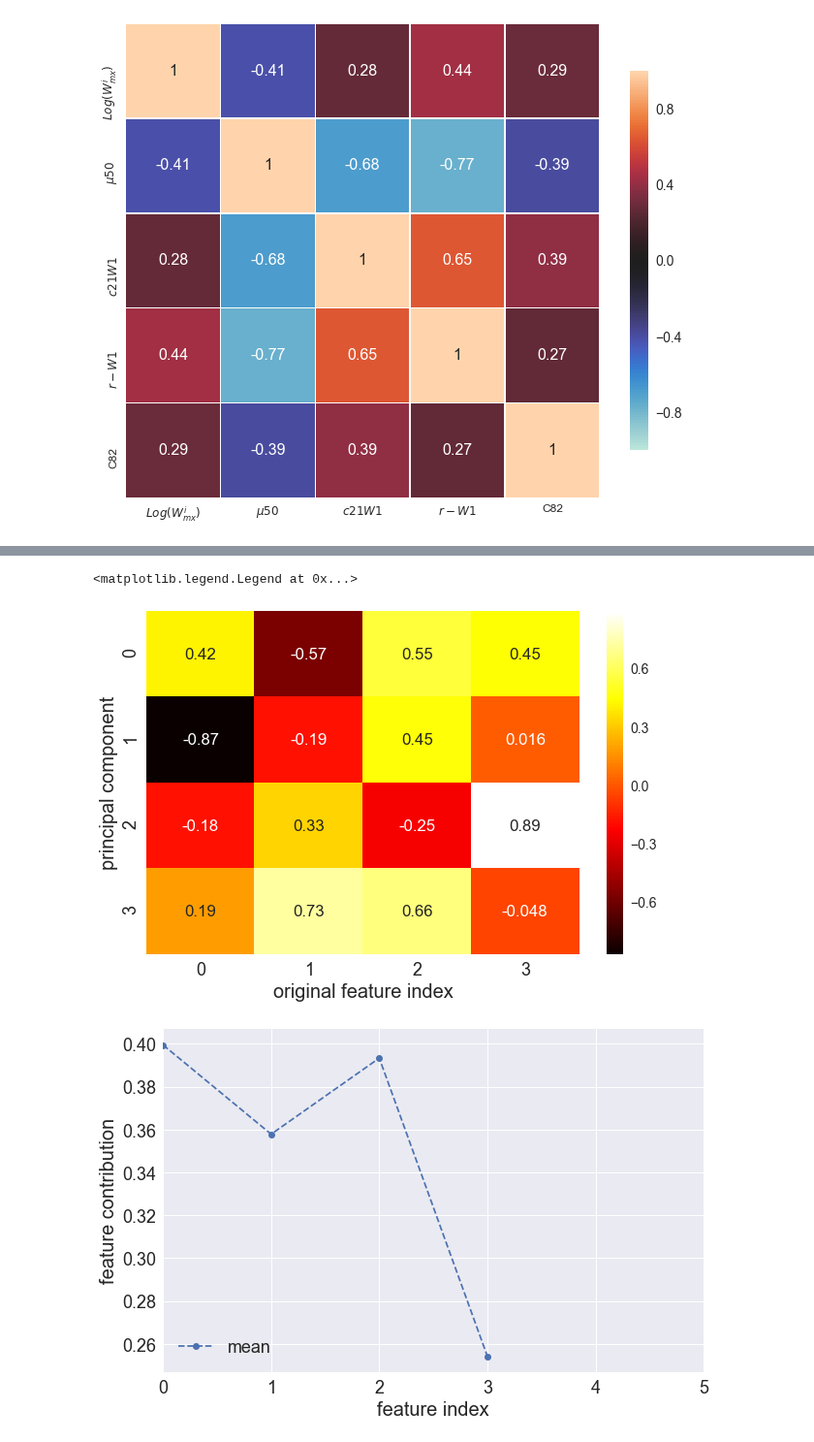
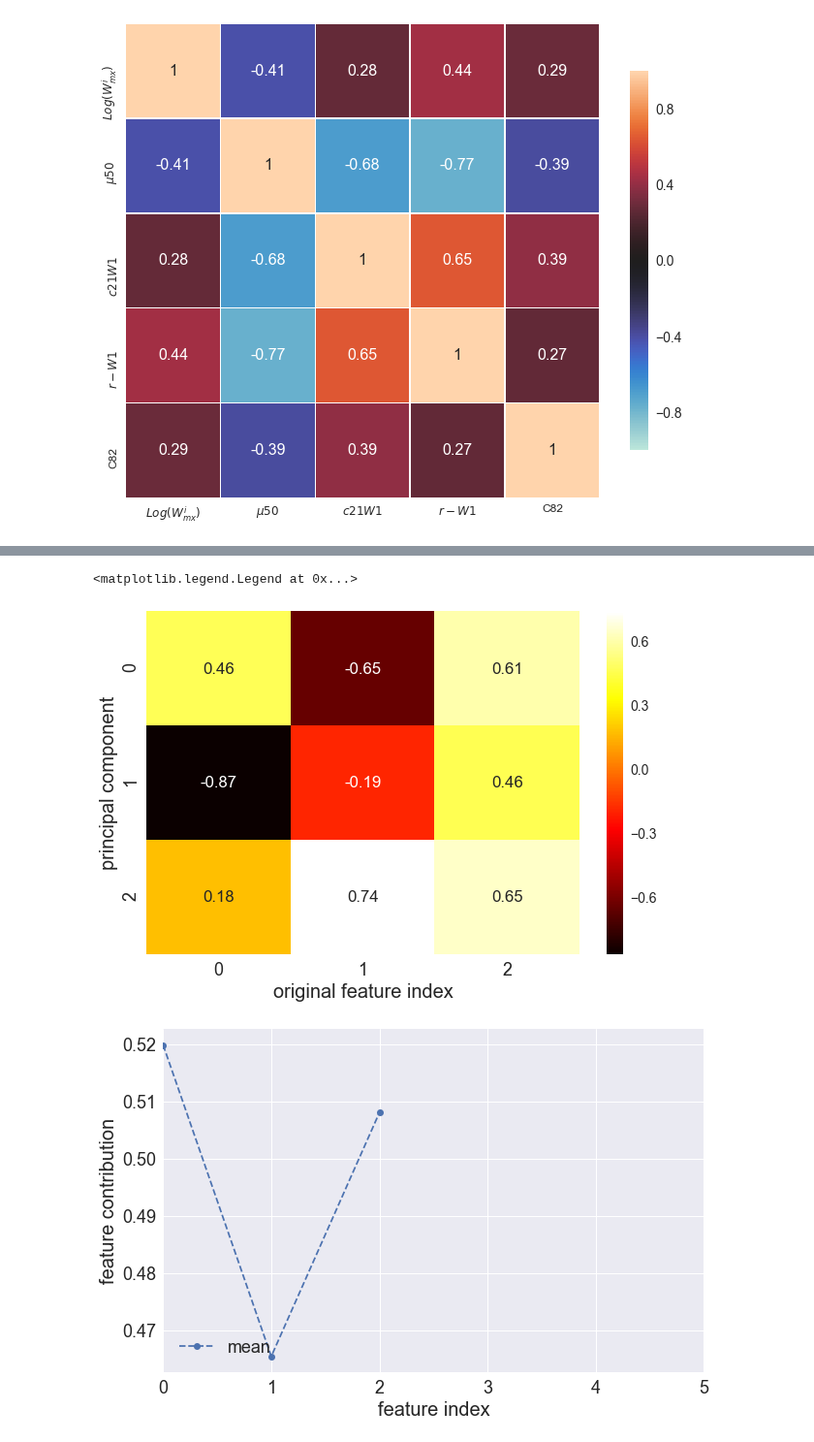
Before and after one commit to ekourkchi/reddening, a Jupyter notebook: FaceON.ipynb, the cells around one changed output, grey strips where cells are left out. Shown at 97% size. Saved outputs shown, nothing was run; the diff lists cells and outputs as text; code cells hidden in the pictures.

```diff
--- a/FaceON.ipynb
+++ b/FaceON.ipynb
@@ -260,8 +260,8 @@ from sklearn.preprocessing import StandardScaler
 
 z_scaler = StandardScaler()
 
-data = {'$Log( W_{mx}^i)$':logWimx, '$c21W1$':c21w, '$\mu 50$':mu50, 'C82': C82}
-#data = {'$Log( W_{mx}^i)$':logWimx, '$c21W1$':c21w, '$\mu 50$':mu50}
+#data = {'$Log( W_{mx}^i)$':logWimx, '$c21W1$':c21w, '$\mu 50$':mu50, 'C82': C82}
+data = {'$Log( W_{mx}^i)$':logWimx, '$c21W1$':c21w, '$\mu 50$':mu50}
 
 d = pd.DataFrame.from_dict(data)
 z_data = z_scaler.fit_transform(d)
@@ -302,5 +302,5 @@ plt.legend(loc=(0.01, 0),fontsize = 18);
 # %%
-n_comp =4
+n_comp =3
 
 pca_data = pca_trafo.fit_transform(z_data)
 pca_inv_data = pca_trafo.inverse_transform(np.eye(n_comp))
@@ -312,35 +312,35 @@ plt.xlabel('original feature index', fontsize=20);
 plt.tick_params(axis='both', which='major', labelsize=18);
 plt.tick_params(axis='both', which='minor', labelsize=12);
 
 fig = plt.figure(figsize=(10, 6.5))
 A = pca_trafo.explained_variance_ratio_
 #A[2]=0; A[3]=0
 j=n_comp-1
 while j>1:
     A[j]=0
     j=j-1
 importance =  (np.matmul(A,np.abs(pca_inv_data))) # /(A[0]+A[1])
 plt.plot(importance, '--o', label = 'mean')
 
 #pca_trafo.explained_variance_ratio_
 #print np.abs(pca_inv_data)
 #print pca_trafo.explained_variance_ratio_
 
 #plt.plot(np.square(pca_inv_data.std(axis=0)), '--o', label = 'variance')
 plt.legend(loc='lower right')
 plt.ylabel('feature contribution', fontsize=20);
 plt.xlabel('feature index', fontsize=20);
 plt.tick_params(axis='both', which='major', labelsize=18);
 plt.tick_params(axis='both', which='minor', labelsize=12);
 plt.xlim([0, 5])
 plt.legend(loc='lower left', fontsize=18)
 
 
 ###data = {'$Log( W_{mx}^i)$':logWimx, '$c21W1$':c21w, '$\mu 50$':mu50}
 # %% [output]
 <matplotlib.legend.Legend at 0x...>
-[figure, old version]
+[figure, new version]
-[figure, old version]
+[figure, new version]
 # %%
 ### Compute the correlation matrix
 data = PCA().fit_transform(z_data);
```
Also changed, not shown: parts of 6 cells of this notebook, 3 other files.
